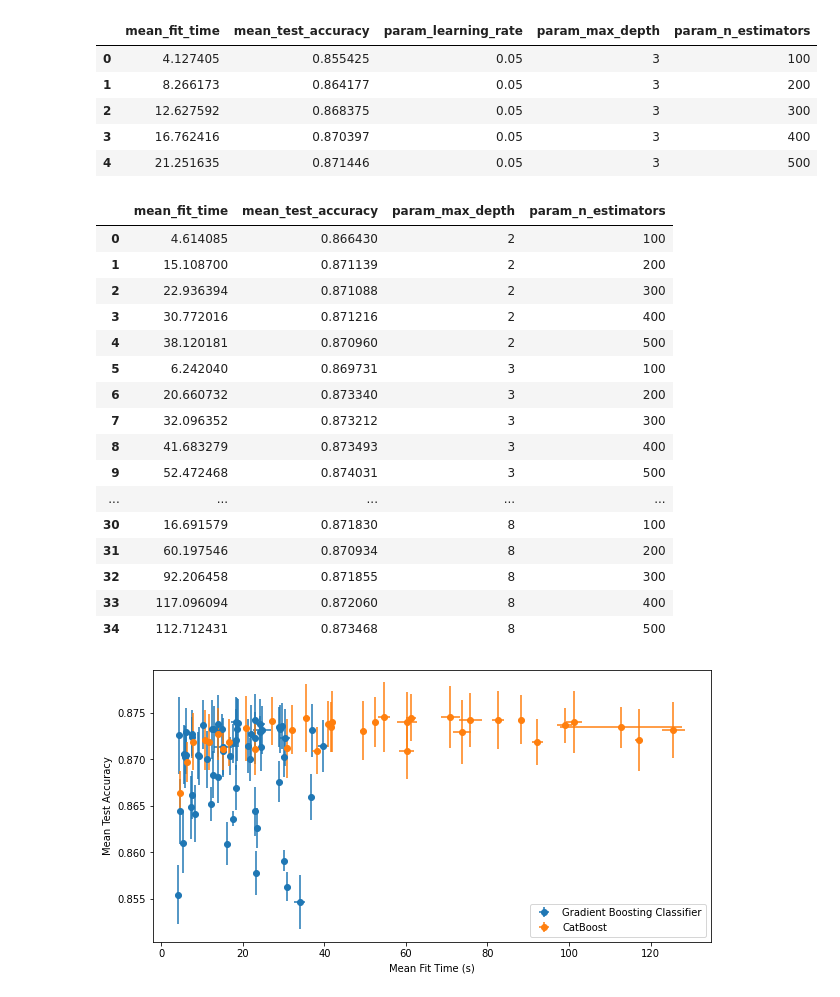
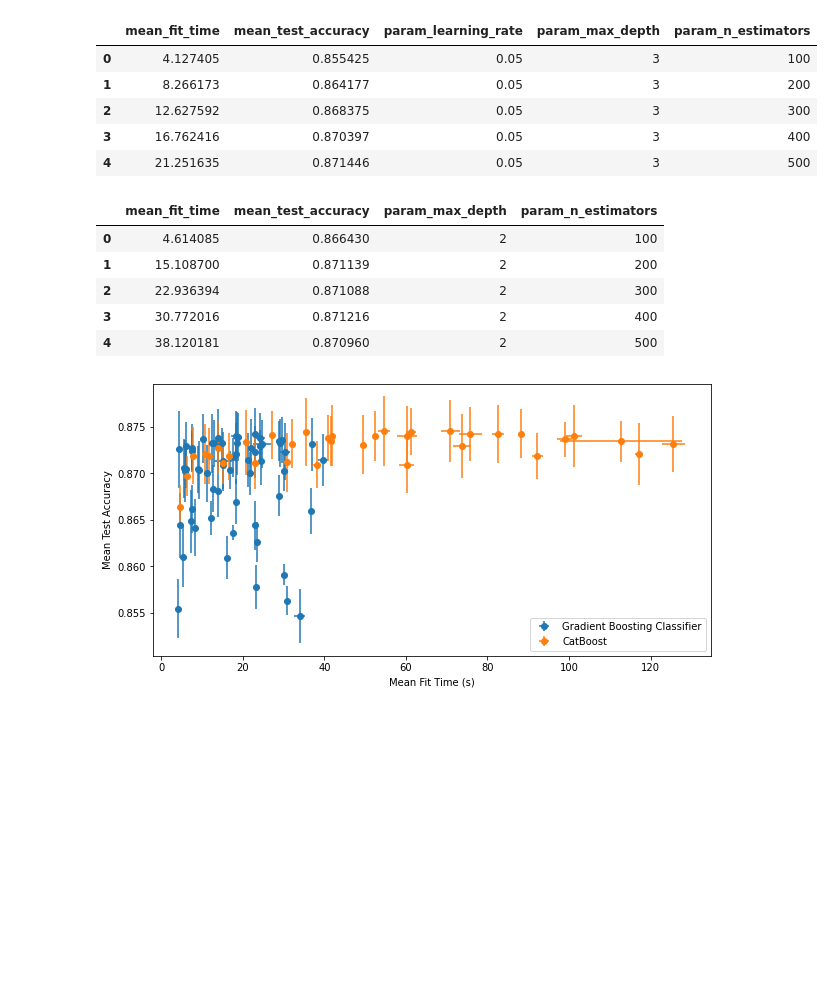
Before and after one commit to nefrank/replica-analytics-questions-mle, a Jupyter notebook: USCensus.ipynb, the cells around one changed output. Saved outputs shown, nothing was run; the diff lists cells and outputs as text; code cells hidden in the pictures; blank space fills up the shorter version.

```diff
--- a/USCensus.ipynb
+++ b/USCensus.ipynb
@@ -112,25 +112,14 @@ cbc_gs = GridSearchCV(cbc, parameters,scoring=scoring,refit=False,cv=5, n_jobs=-
 cbc_gs.fit(X_train, y_train)
 cbc_df=pd.DataFrame.from_dict(cbc_gs.cv_results_)
 # %%
-cbc_df[['mean_fit_time','mean_test_accuracy','param_max_depth','param_n_estimators']]
+cbc_df[['mean_fit_time','mean_test_accuracy','param_max_depth','param_n_estimators']].head()
 # %% [output]
 |  | mean_fit_time | mean_test_accuracy | param_max_depth | param_n_estimators |
 | 0 | 4.614085 | 0.866430 | 2 | 100 |
 | 1 | 15.108700 | 0.871139 | 2 | 200 |
 | 2 | 22.936394 | 0.871088 | 2 | 300 |
 | 3 | 30.772016 | 0.871216 | 2 | 400 |
 | 4 | 38.120181 | 0.870960 | 2 | 500 |
-| 5 | 6.242040 | 0.869731 | 3 | 100 |
-| 6 | 20.660732 | 0.873340 | 3 | 200 |
-| 7 | 32.096352 | 0.873212 | 3 | 300 |
-| 8 | 41.683279 | 0.873493 | 3 | 400 |
-| 9 | 52.472468 | 0.874031 | 3 | 500 |
-| ... | ... | ... | ... | ... |
-| 30 | 16.691579 | 0.871830 | 8 | 100 |
-| 31 | 60.197546 | 0.870934 | 8 | 200 |
-| 32 | 92.206458 | 0.871855 | 8 | 300 |
-| 33 | 117.096094 | 0.872060 | 8 | 400 |
-| 34 | 112.712431 | 0.873468 | 8 | 500 |
 # %%
 # Plot of mean fit time vs. mean test accuracy with standard deviation across 5 folds
 # Visualization of trade-off between accuracy and fit time
```
